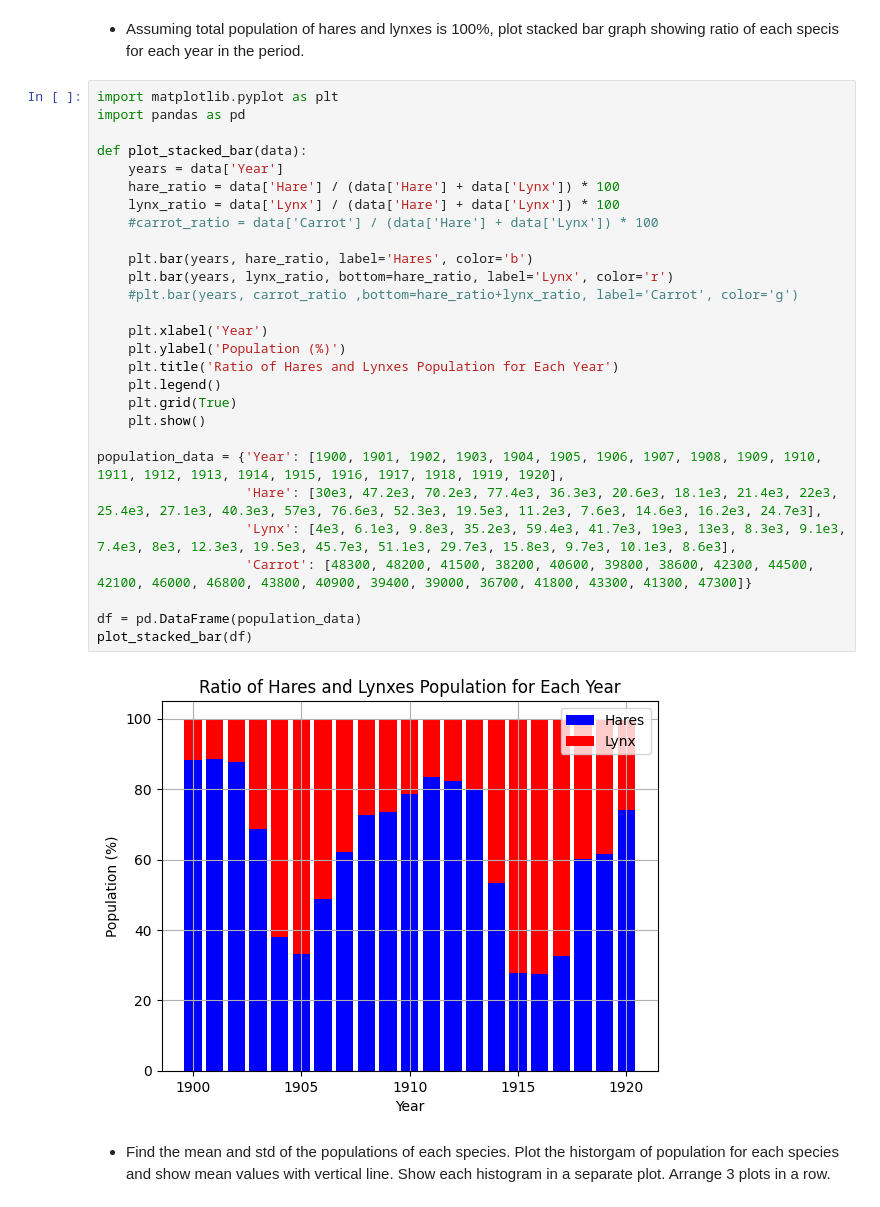
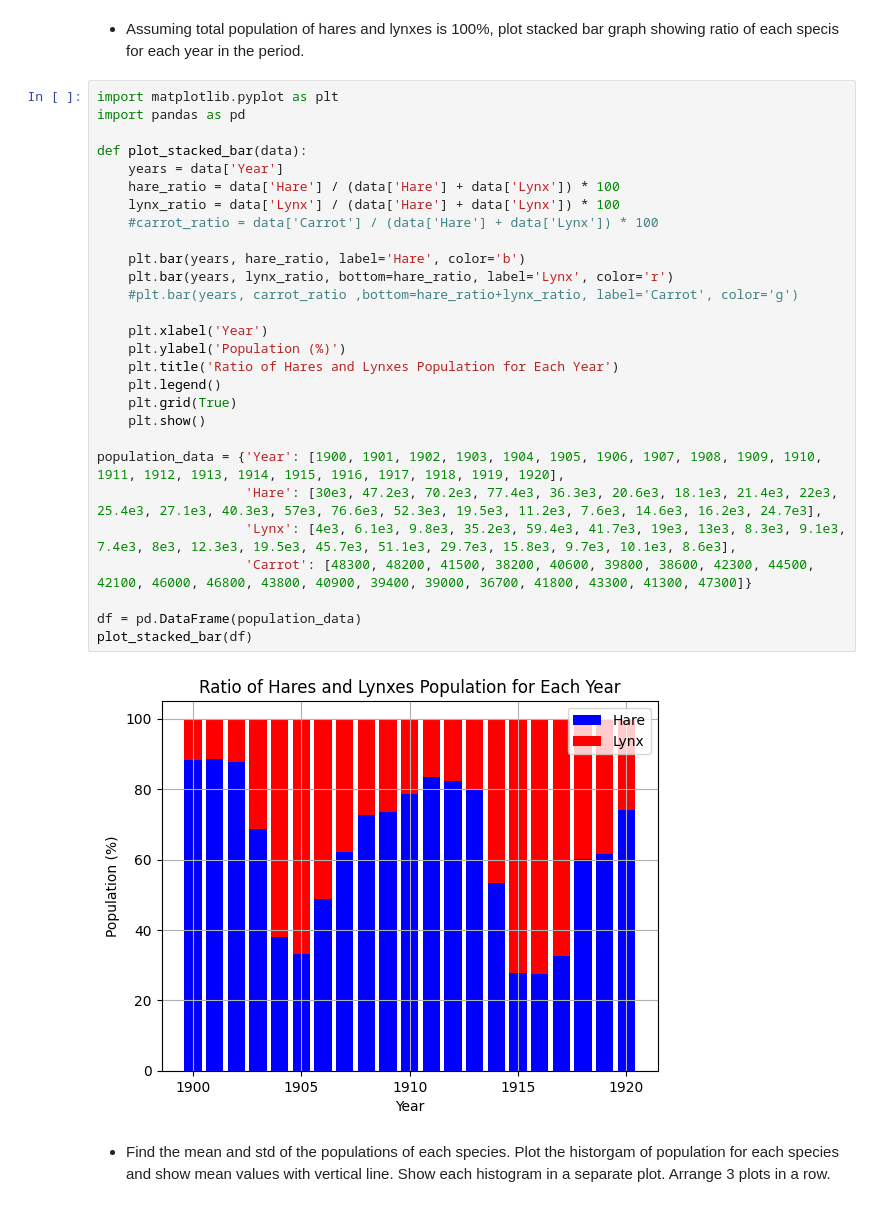
Before and after one commit to Ma-sh-a/Statprak, a Jupyter notebook: hw2/2. numpy+matplotlib-2.ipynb, the cells around one changed output. Drawn from its saved outputs; the diff is of its cells as text.

```diff
--- a/hw2/2. numpy+matplotlib-2.ipynb
+++ b/hw2/2. numpy+matplotlib-2.ipynb
@@ -920,33 +924,33 @@ find(species, years, populations)
 # %%
 import matplotlib.pyplot as plt
 import pandas as pd
 
 def plot_stacked_bar(data):
     years = data['Year']
     hare_ratio = data['Hare'] / (data['Hare'] + data['Lynx']) * 100
     lynx_ratio = data['Lynx'] / (data['Hare'] + data['Lynx']) * 100
     #carrot_ratio = data['Carrot'] / (data['Hare'] + data['Lynx']) * 100
 
-    plt.bar(years, hare_ratio, label='Hares', color='b')
+    plt.bar(years, hare_ratio, label='Hare', color='b')
     plt.bar(years, lynx_ratio, bottom=hare_ratio, label='Lynx', color='r')
     #plt.bar(years, carrot_ratio ,bottom=hare_ratio+lynx_ratio, label='Carrot', color='g')
 
     plt.xlabel('Year')
     plt.ylabel('Population (%)')
     plt.title('Ratio of Hares and Lynxes Population for Each Year')
     plt.legend()
     plt.grid(True)
     plt.show()
 
 population_data = {'Year': [1900, 1901, 1902, 1903, 1904, 1905, 1906, 1907, 1908, 1909, 1910, 1911, 1912, 1913, 1914, 1915, 1916, 1917, 1918, 1919, 1920],
                    'Hare': [30e3, 47.2e3, 70.2e3, 77.4e3, 36.3e3, 20.6e3, 18.1e3, 21.4e3, 22e3, 25.4e3, 27.1e3, 40.3e3, 57e3, 76.6e3, 52.3e3, 19.5e3, 11.2e3, 7.6e3, 14.6e3, 16.2e3, 24.7e3],
                    'Lynx': [4e3, 6.1e3, 9.8e3, 35.2e3, 59.4e3, 41.7e3, 19e3, 13e3, 8.3e3, 9.1e3, 7.4e3, 8e3, 12.3e3, 19.5e3, 45.7e3, 51.1e3, 29.7e3, 15.8e3, 9.7e3, 10.1e3, 8.6e3],
                    'Carrot': [48300, 48200, 41500, 38200, 40600, 39800, 38600, 42300, 44500, 42100, 46000, 46800, 43800, 40900, 39400, 39000, 36700, 41800, 43300, 41300, 47300]}
 
 df = pd.DataFrame(population_data)
 plot_stacked_bar(df)
 # %% [output]
-[figure, old version]
+[figure, new version]
 # %% [markdown]
 - Find the mean and std of the populations of each species. Plot the historgam of population for each species and show mean values with vertical line. Show each histogram in a separate plot. Arrange 3 plots in a row.
 # %%
```
Also changed, not shown: parts of 6 cells of this notebook.
